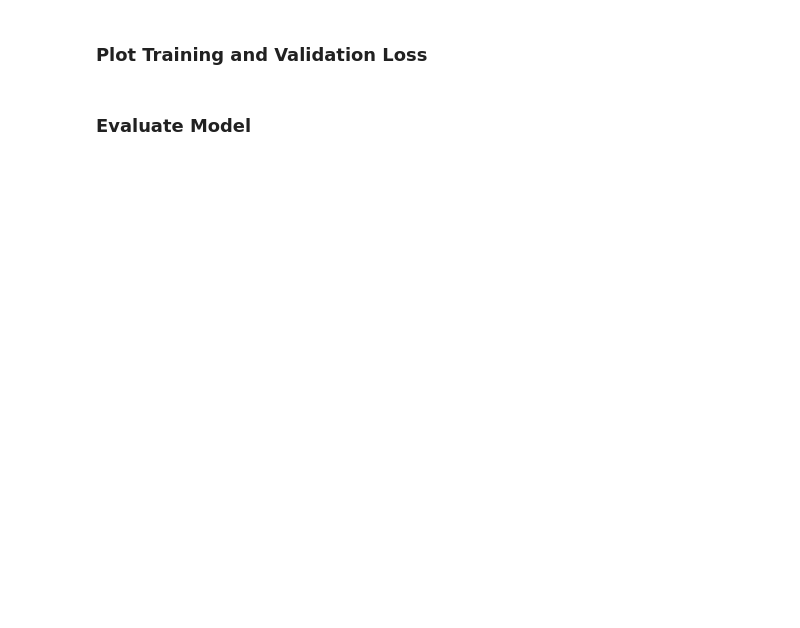
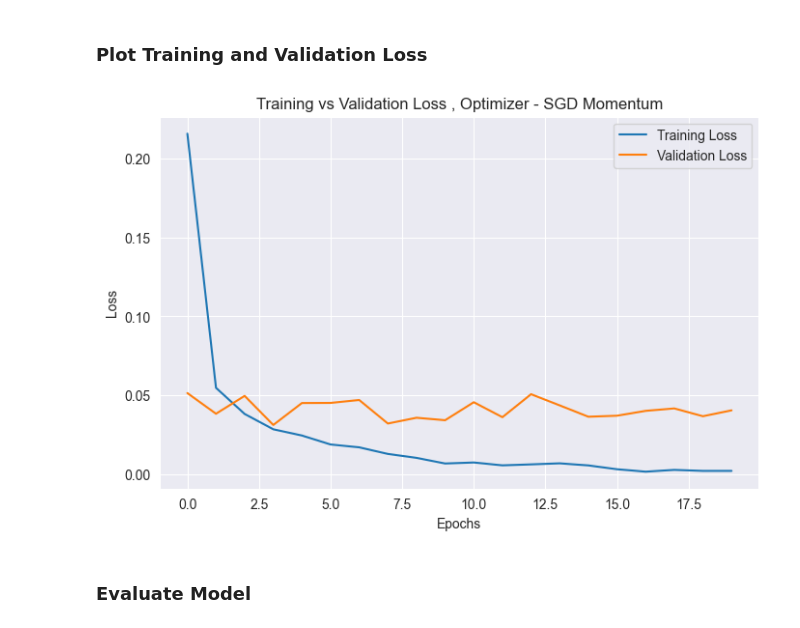
Before and after one commit to Nishitha0730/EN3150-Assignment03-SkyNet, a Jupyter notebook: Assignment.ipynb, the cells around one changed output. Drawn from its saved outputs; the diff is of its cells as text; code cells hidden in the pictures; blank space fills up the shorter version.

Commit message:
Update model with results

```diff
--- a/Assignment.ipynb
+++ b/Assignment.ipynb
@@ -152,4 +152,4 @@ def train_with_optimizer(optimizer_name, lr=0.001, momentum=0.9):
 
     return model, train_losses, val_losses, val_accs
 # %%
-optimizer,train_losses, val_losses, val_accs = train_with_optimizer("SGD_MOM", lr=0.01, momentum=0.9)
+model,train_losses, val_losses, val_accs = train_with_optimizer("SGD_MOM", lr=0.01, momentum=0.9)
@@ -158,12 +179,14 @@ optimizer,train_losses, val_losses, val_accs = train_with_optimizer("SGD_MOM", l
 # %%
 plt.figure(figsize=(8,5))
 plt.plot(train_losses, label='Training Loss')
 plt.plot(val_losses, label='Validation Loss')
 plt.xlabel('Epochs')
 plt.ylabel('Loss')
-plt.title('Custom_CNN_Model - Training vs Validation Loss')
+plt.title('Training vs Validation Loss , Optimizer - SGD Momentum')
 plt.legend()
 plt.show()
+# %% [output]
+[figure, added]
 # %% [markdown]
 ### Evaluate Model
 # %%
```
Also changed, not shown: parts of 3 cells of this notebook.
